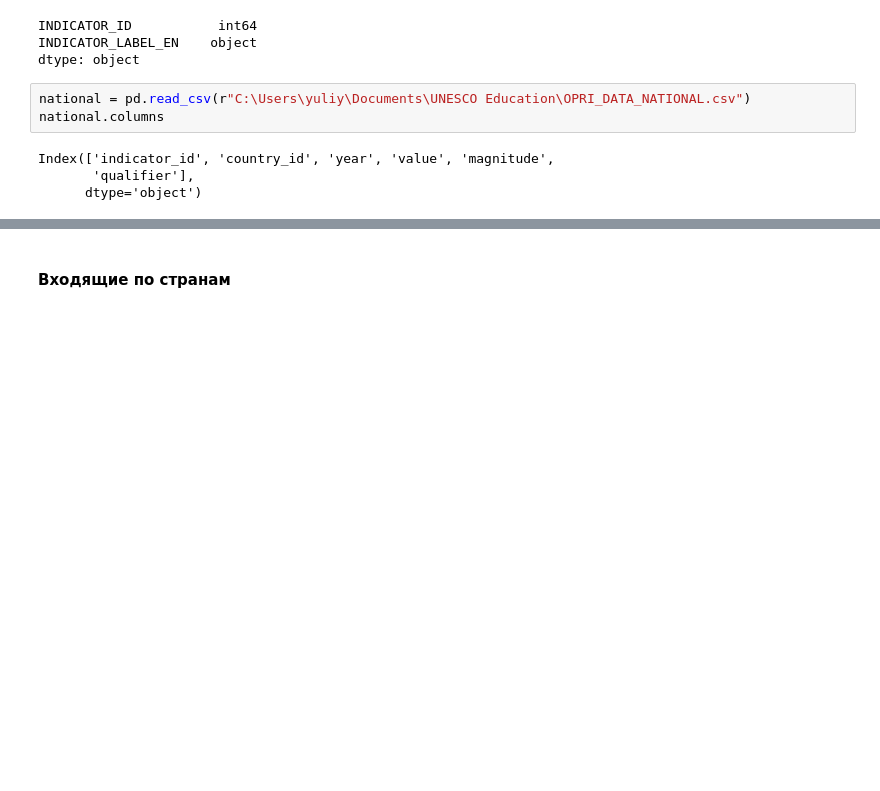
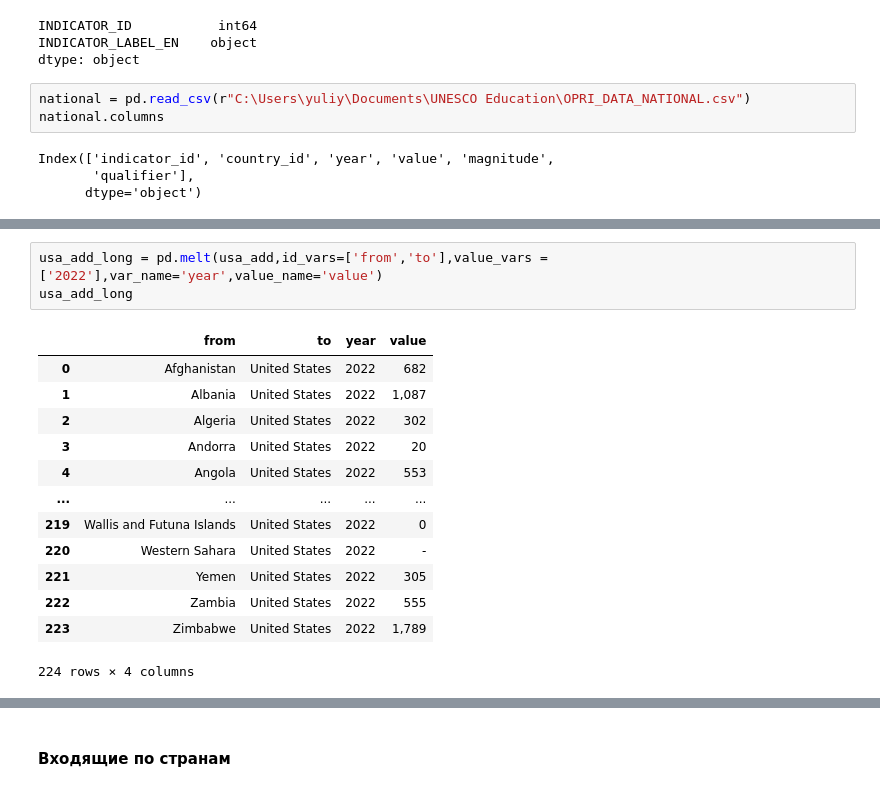
Before and after one commit to YuliyaTorgasheva/students_mobility, a Jupyter notebook: international_students_mob_CA.ipynb, the cells around one changed output, grey strips where cells are left out. Drawn from its saved outputs; the diff is of its cells as text; blank space fills up the shorter version.

```diff
--- a/international_students_mob_CA.ipynb
+++ b/international_students_mob_CA.ipynb
@@ -48,0 +70,17 @@ Index(['indicator_id', 'country_id', 'year', 'value', 'magnitude',
+# %%
+usa_add_long = pd.melt(usa_add,id_vars=['from','to'],value_vars = ['2022'],var_name='year',value_name='value')
+usa_add_long
+# %% [output]
+|  | from | to | year | value |
+| 0 | Afghanistan | United States | 2022 | 682 |
+| 1 | Albania | United States | 2022 | 1,087 |
+| 2 | Algeria | United States | 2022 | 302 |
+| 3 | Andorra | United States | 2022 | 20 |
+| 4 | Angola | United States | 2022 | 553 |
+| ... | ... | ... | ... | ... |
+| 219 | Wallis and Futuna Islands | United States | 2022 | 0 |
+| 220 | Western Sahara | United States | 2022 | - |
+| 221 | Yemen | United States | 2022 | 305 |
+| 222 | Zambia | United States | 2022 | 555 |
+| 223 | Zimbabwe | United States | 2022 | 1,789 |
+224 rows × 4 columns
```
Also changed, not shown: parts of 13 cells of this notebook.
